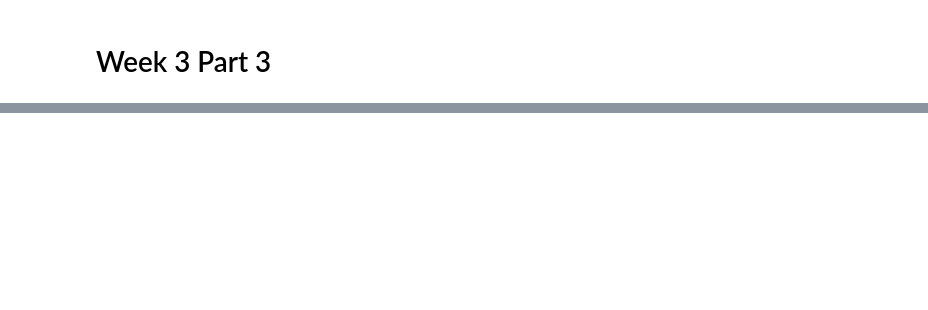
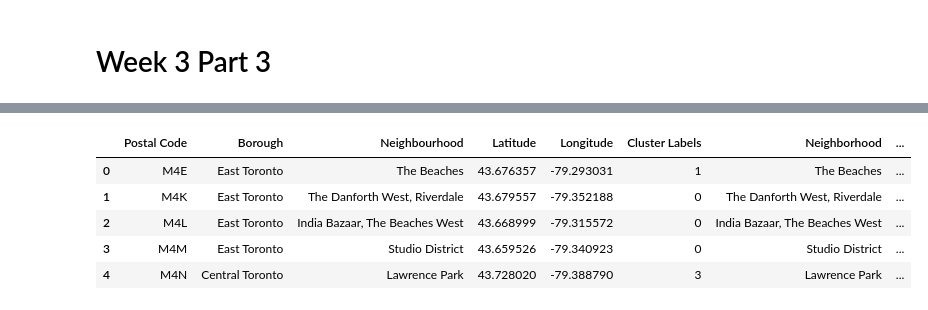
Before and after one commit to shenzj1994/Coursera_Capstone, a Jupyter notebook: week3_toronto_clustering/w3_part3.ipynb, the cells around one changed output, grey strips where cells are left out. Saved outputs shown, nothing was run; the diff lists cells and outputs as text; code cells hidden in the pictures; blank space fills up the shorter version.

```diff
--- a/week3_toronto_clustering/w3_part3.ipynb
+++ b/week3_toronto_clustering/w3_part3.ipynb
@@ -18,0 +119,3 @@ yyz.head()
+# %%
+toronto_grouped = toronto_onehot.groupby('Neighborhood').mean().reset_index()
+toronto_grouped.head()
@@ -18,0 +132,6 @@ yyz.head()
+# %%
+def return_most_common_venues(row, num_top_venues):
+    row_categories = row.iloc[1:]
+    row_categories_sorted = row_categories.sort_values(ascending=False)
+
+    return row_categories_sorted.index.values[0:num_top_venues]
@@ -18,0 +170,14 @@ yyz.head()
+# %%
+# import k-means from clustering stage
+from sklearn.cluster import KMeans
+
+# set number of clusters
+kclusters = 5
+
+toronto_grouped_clustering = toronto_grouped.drop('Neighborhood', 1)
+
+# run k-means clustering
+kmeans = KMeans(n_clusters=kclusters, random_state=0).fit(toronto_grouped_clustering)
+
+# check cluster labels generated for each row in the dataframe
+kmeans.labels_[0:10]
@@ -18,0 +188,4 @@ yyz.head()
+# %%
+# add clustering labels
+neighborhoods_venues_sorted.insert(0, 'Cluster Labels', kmeans.labels_)
+neighborhoods_venues_sorted.head()
@@ -18,0 +199,14 @@ yyz.head()
+# %%
+toronto_merged = yyz
+
+# merge manhattan_grouped with manhattan_data to add latitude/longitude for each neighborhood
+toronto_merged = toronto_merged.merge(neighborhoods_venues_sorted, left_on='Neighbourhood', right_on='Neighborhood', how='inner')
+
+toronto_merged.head() # check the last columns!
+# %% [output]
+|  | Postal Code | Borough | Neighbourhood | Latitude | Longitude | Cluster Labels | Neighborhood | ... |
+| 0 | M4E | East Toronto | The Beaches | 43.676357 | -79.293031 | 1 | The Beaches | ... |
+| 1 | M4K | East Toronto | The Danforth West, Riverdale | 43.679557 | -79.352188 | 0 | The Danforth West, Riverdale | ... |
+| 2 | M4L | East Toronto | India Bazaar, The Beaches West | 43.668999 | -79.315572 | 0 | India Bazaar, The Beaches West | ... |
+| 3 | M4M | East Toronto | Studio District | 43.659526 | -79.340923 | 0 | Studio District | ... |
+| 4 | M4N | Central Toronto | Lawrence Park | 43.728020 | -79.388790 | 3 | Lawrence Park | ... |
```
Also changed, not shown: parts of 15 cells of this notebook, 1 other file.
